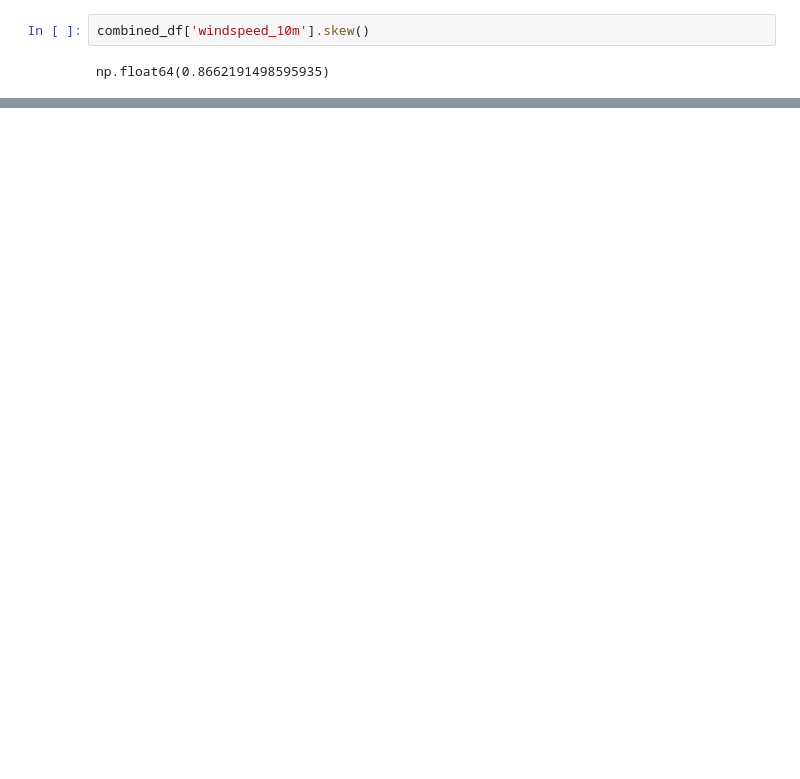
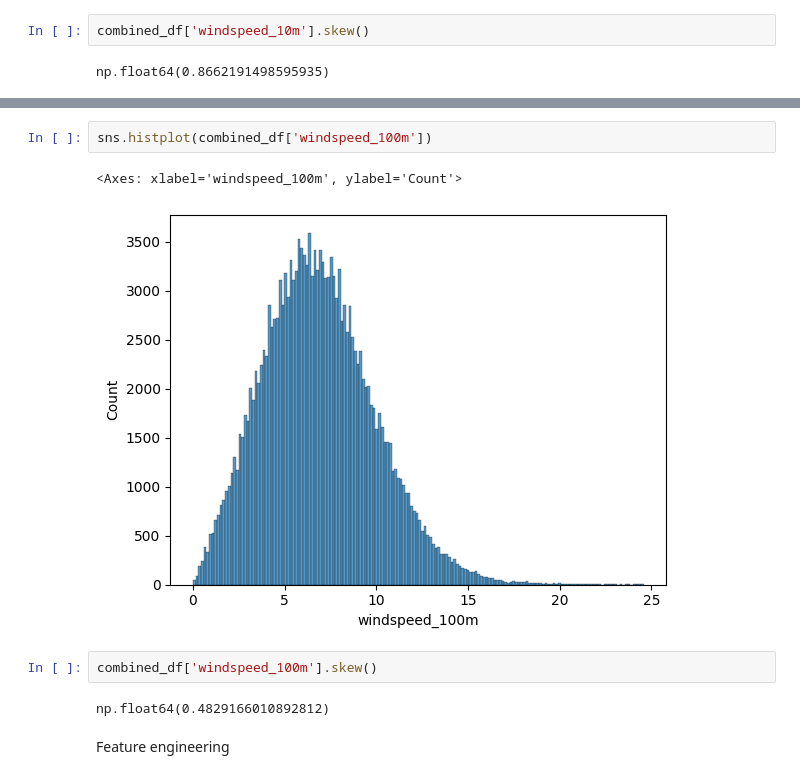
Before and after one commit to Tanishqsahu/new, a Jupyter notebook: climateeda.ipynb, the cells around one changed output, grey strips where cells are left out. Drawn from its saved outputs; the diff is of its cells as text; blank space fills up the shorter version.

```diff
--- a/climateeda.ipynb
+++ b/climateeda.ipynb
@@ -409,0 +469,11 @@ sns.boxplot(combined_df['windspeed_10m'])
+# %%
+sns.histplot(combined_df['windspeed_100m'])
+# %% [output]
+<Axes: xlabel='windspeed_100m', ylabel='Count'>
+[figure, added]
+# %%
+combined_df['windspeed_100m'].skew()
+# %% [output]
+np.float64(0.4829166010892812)
+# %% [markdown]
+Feature engineering
```
Also changed, not shown: parts of 31 cells of this notebook.
